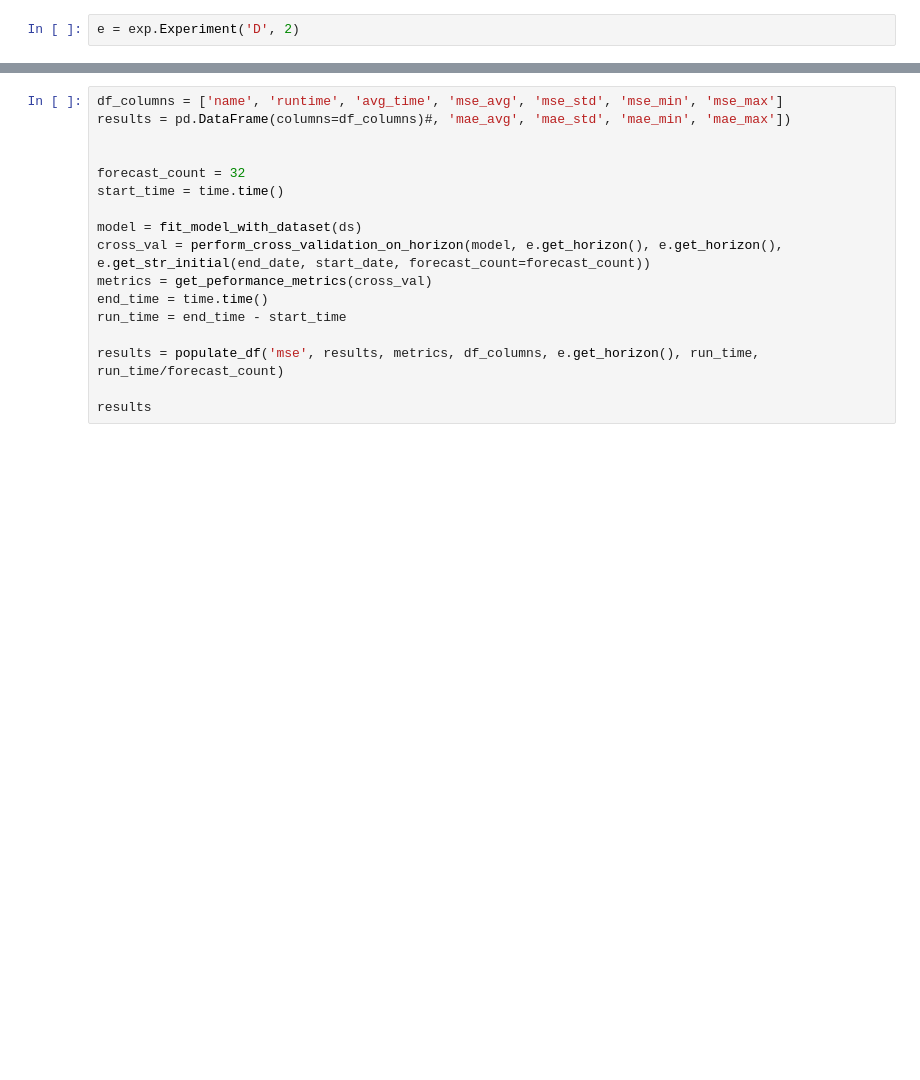
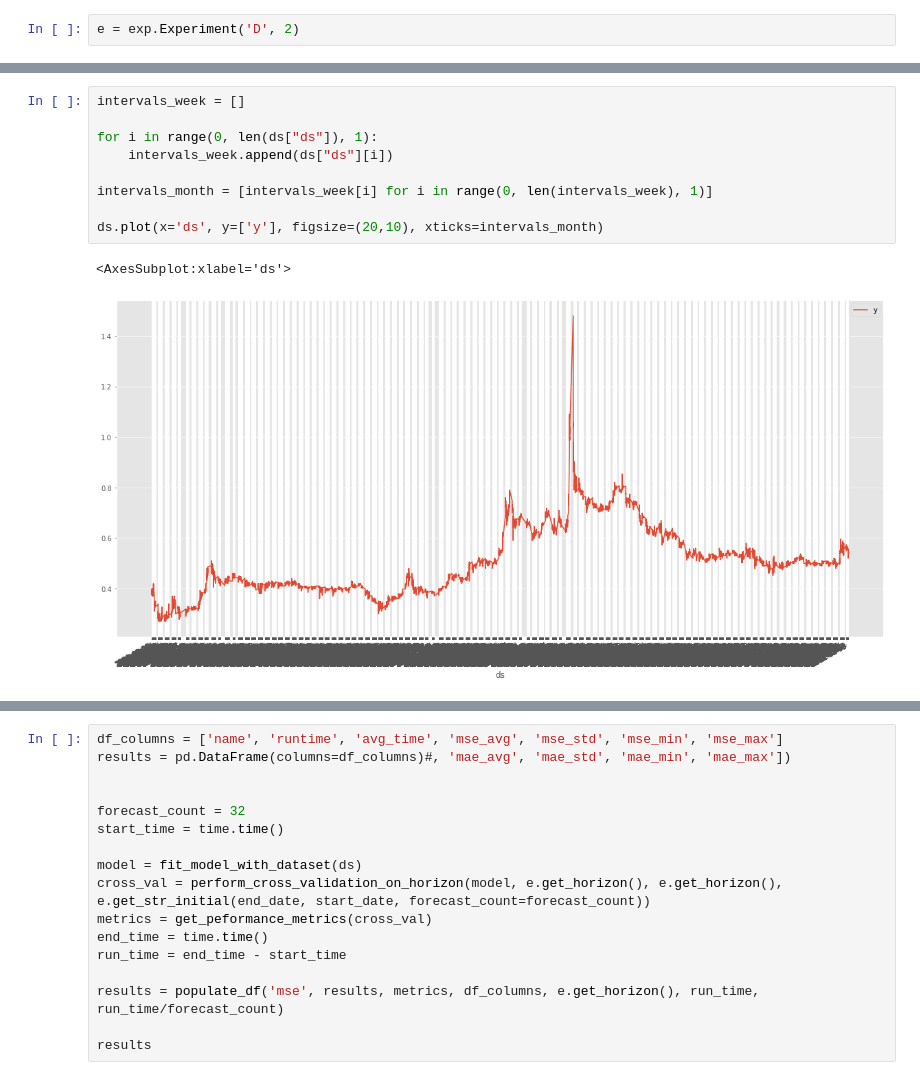
Before and after one commit to Biksbois/BiksStonks, a Jupyter notebook: Forcasting_Models/prohet.ipynb, the cells around one changed output, grey strips where cells are left out. Drawn from its saved outputs; the diff is of its cells as text; blank space fills up the shorter version.

```diff
--- a/Forcasting_Models/prohet.ipynb
+++ b/Forcasting_Models/prohet.ipynb
@@ -138,3 +164,15 @@ end_date, start_date
+# %%
+intervals_week = []
+
+for i in range(0, len(ds["ds"]), 1):
+    intervals_week.append(ds["ds"][i])
+
+intervals_month = [intervals_week[i] for i in range(0, len(intervals_week), 1)]
+
+ds.plot(x='ds', y=['y'], figsize=(20,10), xticks=intervals_month)
+# %% [output]
+<AxesSubplot:xlabel='ds'>
+[figure, added]
 # %%
 e.get_horizon(), e.get_time_unit(), e.get_initial(end_date, start_date), e.get_str_initial(end_date, start_date)
 # %% [output]
```
Also changed, not shown: parts of 10 cells of this notebook, 13 other files.
